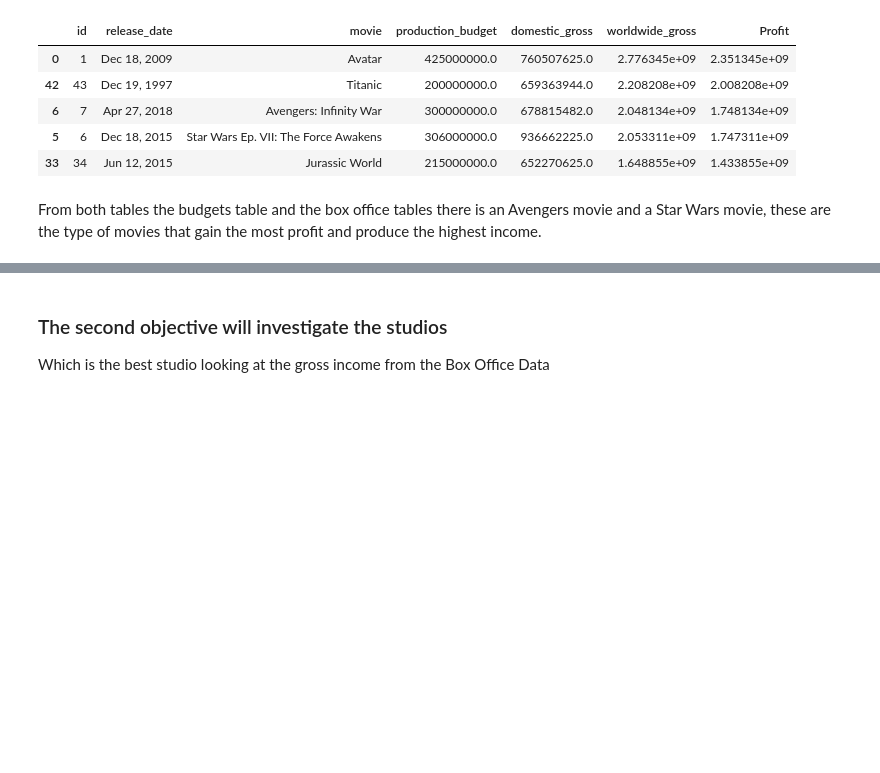
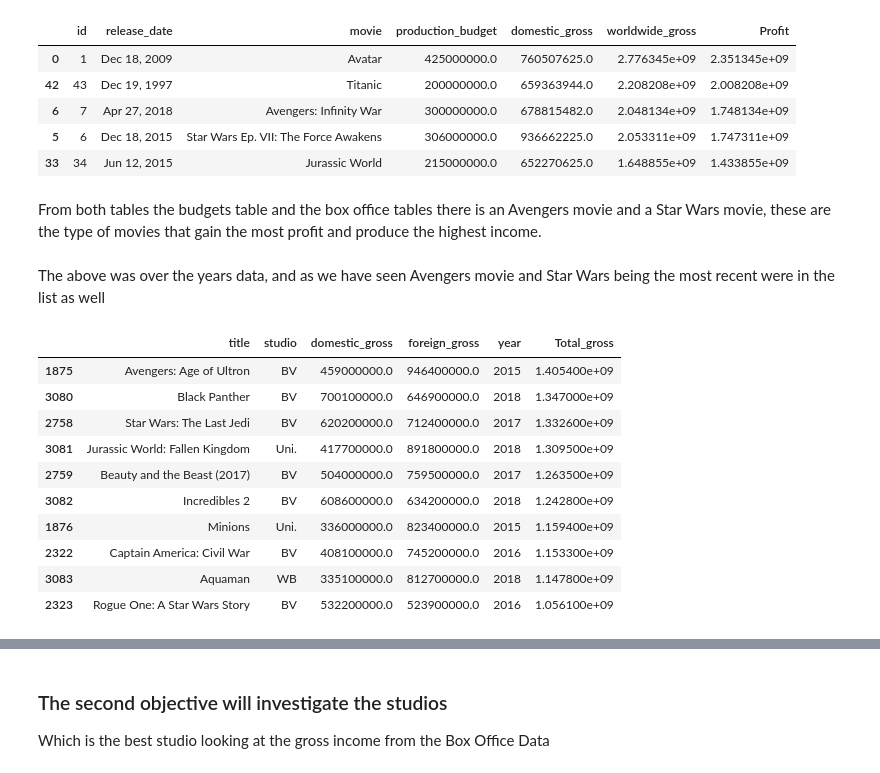
Before and after one commit to CrystalW123/dsc-phase-1-project-v2-4, a Jupyter notebook: student.ipynb, the cells around one changed output, grey strips where cells are left out. Cells and saved outputs as stored; diff of their text form; code cells hidden in the pictures; blank space fills up the shorter version.

```diff
--- a/student.ipynb
+++ b/student.ipynb
@@ -885,3 +883,21 @@ sorted_budget.head()
 | 33 | 34 | Jun 12, 2015 | Jurassic World | 215000000.0 | 652270625.0 | 1.648855e+09 | 1.433855e+09 |
 # %% [markdown]
 From both tables the budgets table and the box office tables there is an Avengers movie and a Star Wars movie, these are the type of movies that gain the most profit and produce the highest income.
+# %% [markdown]
+The above was over the years data, and as we have seen Avengers movie and Star Wars being the most recent were in the list as well
+# %%
+#Now to check which is the succesful in the recent years, our most recent year was 2018 from the bom table
+bom_sorted_year= sorted_bom.loc[sorted_bom['year']>= 2015] #We will check from the year 2015
+bom_sorted_year.head(10)
+# %% [output]
+|  | title | studio | domestic_gross | foreign_gross | year | Total_gross |
+| 1875 | Avengers: Age of Ultron | BV | 459000000.0 | 946400000.0 | 2015 | 1.405400e+09 |
+| 3080 | Black Panther | BV | 700100000.0 | 646900000.0 | 2018 | 1.347000e+09 |
+| 2758 | Star Wars: The Last Jedi | BV | 620200000.0 | 712400000.0 | 2017 | 1.332600e+09 |
+| 3081 | Jurassic World: Fallen Kingdom | Uni. | 417700000.0 | 891800000.0 | 2018 | 1.309500e+09 |
+| 2759 | Beauty and the Beast (2017) | BV | 504000000.0 | 759500000.0 | 2017 | 1.263500e+09 |
+| 3082 | Incredibles 2 | BV | 608600000.0 | 634200000.0 | 2018 | 1.242800e+09 |
+| 1876 | Minions | Uni. | 336000000.0 | 823400000.0 | 2015 | 1.159400e+09 |
+| 2322 | Captain America: Civil War | BV | 408100000.0 | 745200000.0 | 2016 | 1.153300e+09 |
+| 3083 | Aquaman | WB | 335100000.0 | 812700000.0 | 2018 | 1.147800e+09 |
+| 2323 | Rogue One: A Star Wars Story | BV | 532200000.0 | 523900000.0 | 2016 | 1.056100e+09 |
```
Also changed, not shown: parts of 14 cells of this notebook, 1 other file.
